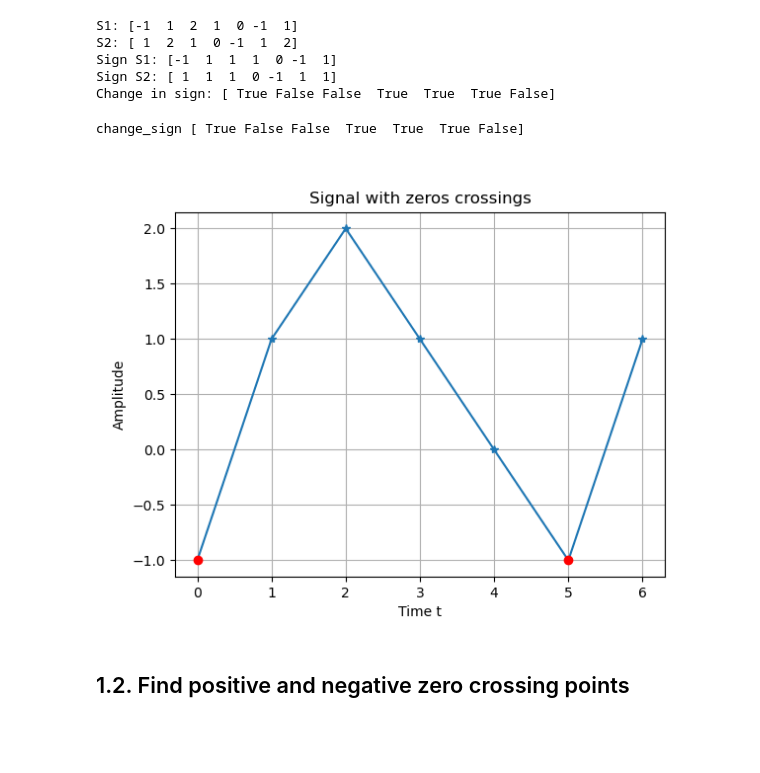
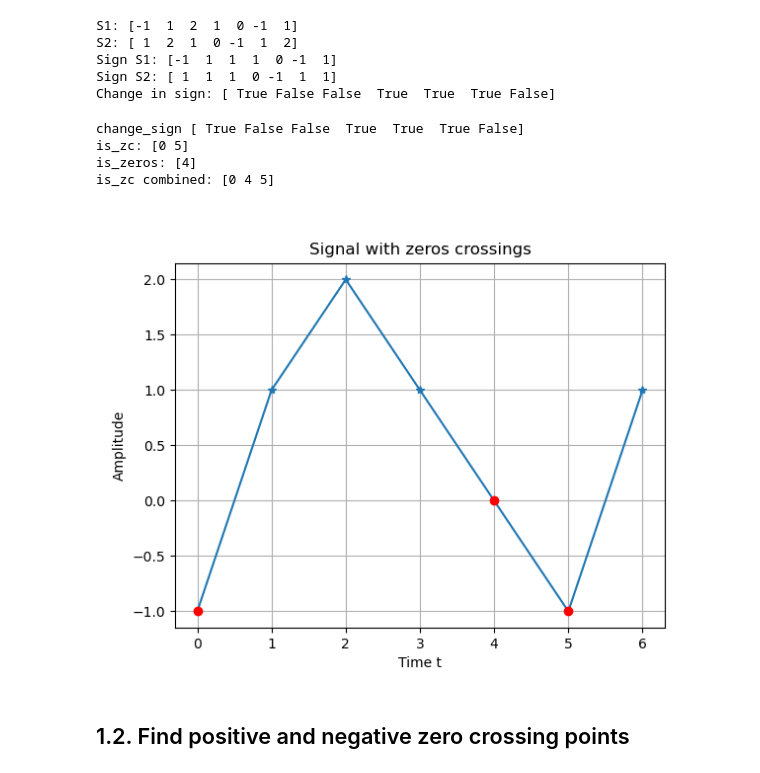
Before and after one commit to chloelaignel31-boop/Serie03_Python_V2, a Jupyter notebook: Series03-python.ipynb, the cells around one changed output. Cells and saved outputs as stored; diff of their text form; code cells hidden in the pictures; blank space fills up the shorter version.

Commit message:
combine both

```diff
--- a/Series03-python.ipynb
+++ b/Series03-python.ipynb
@@ -122,25 +122,35 @@ Change in sign: [ True False False  True  True  True False]
 # %%
 # index zero crossing
 is_zc = np.where (change_sign)
 print("change_sign", change_sign)
 
 # index of zero crossing (real + zeros)
 delta_sign = s_s1 - s_s2
 is_zc = np.where (np.abs(delta_sign) > 1)[0] # obtenir les points où on a un vrai passage à zeros
+is_zeros = np.where (s == 0)[0]  # obtenir les points où on a des zeros
+print("is_zc:", is_zc)
+print("is_zeros:", is_zeros)
+
+# combine both
+is_zc = np.sort(np.concatenate((is_zc, is_zeros)))
+print("is_zc combined:", is_zc)
 
 # plot the signal and the zero crossings
 plt.figure()
 plt.plot(t, s,label='Signal s', marker='*')
 plt.plot(t[is_zc], s[is_zc], 'or', label='Zero Crossings')
 # legend
 plt.title('Signal with zeros crossings')
 plt.xlabel('Time t')
 plt.ylabel('Amplitude')
 plt.grid()
 plt.show()
 # %% [output]
 change_sign [ True False False  True  True  True False]
+is_zc: [0 5]
+is_zeros: [4]
+is_zc combined: [0 4 5]
-[figure, old version]
+[figure, new version]
 # %% [markdown]
 ## 1.2. Find positive and negative zero crossing points
 # %%
```
